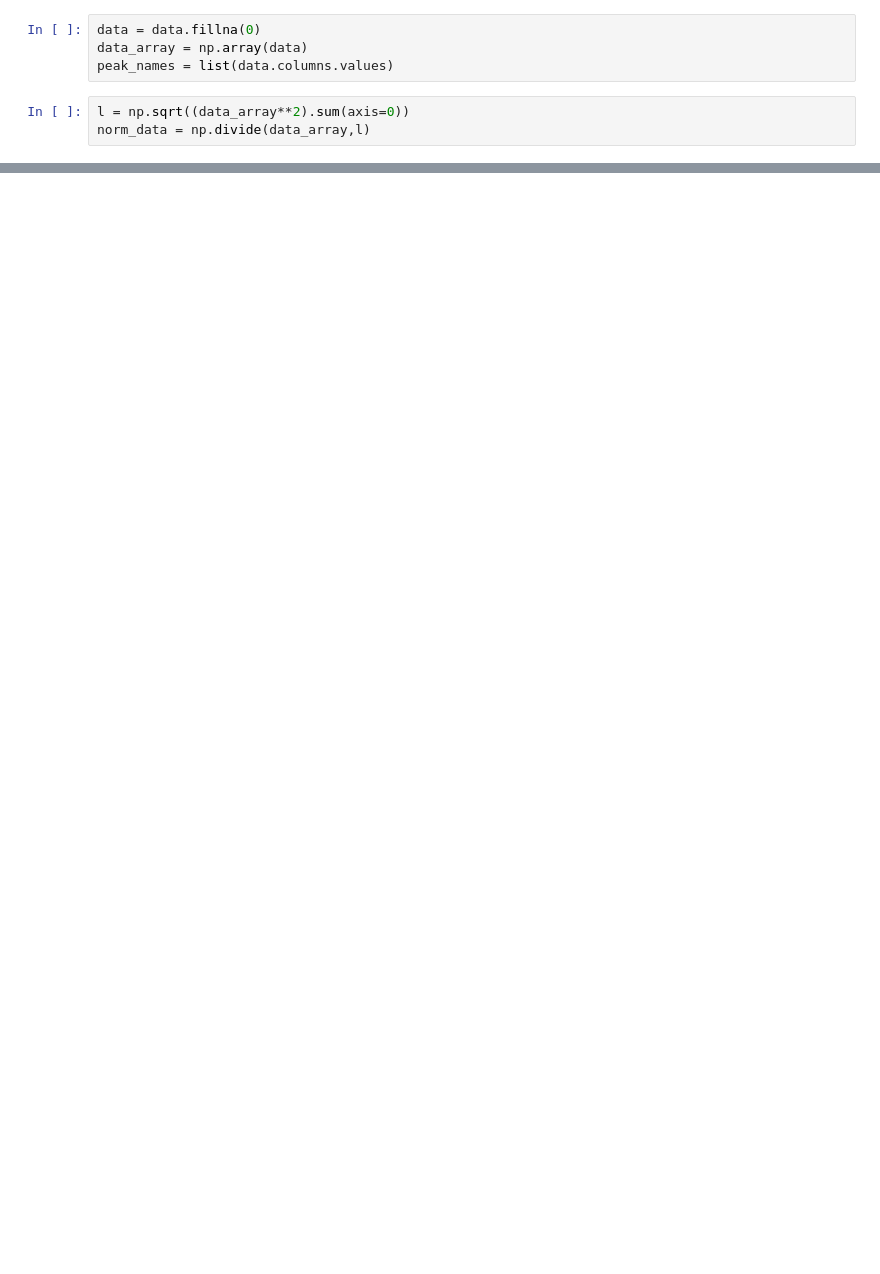
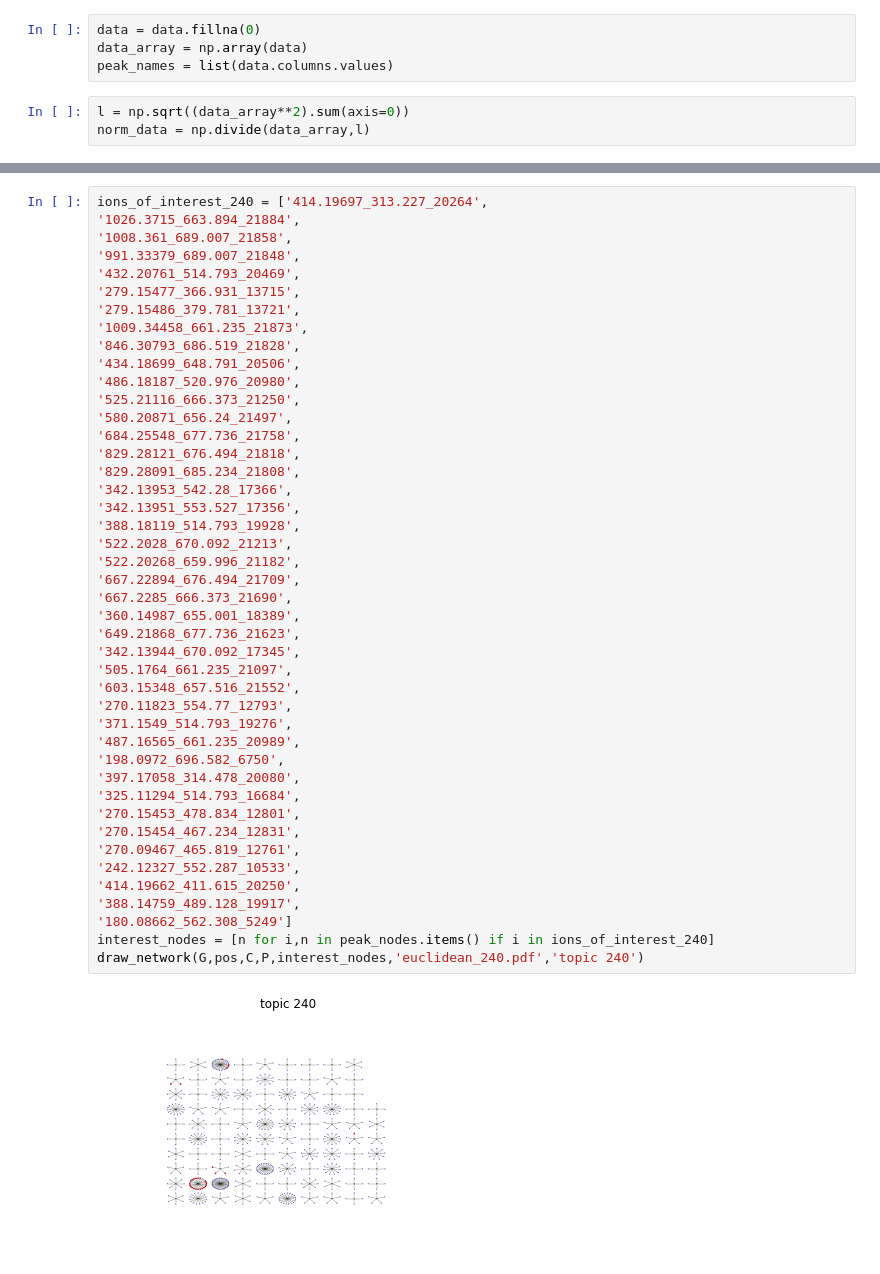
Before and after one commit to sdrogers/MS2LDA, a Jupyter notebook: notebooks/cosine_network_notebook.ipynb, the cells around one changed output, grey strips where cells are left out. Drawn from its saved outputs; the diff is of its cells as text; blank space fills up the shorter version.

```diff
--- a/notebooks/cosine_network_notebook.ipynb
+++ b/notebooks/cosine_network_notebook.ipynb
@@ -84,0 +178,46 @@ nx.draw_networkx_edges(G,pos,draw_edges)
+# %%
+ions_of_interest_240 = ['414.19697_313.227_20264',
+'1026.3715_663.894_21884',
+'1008.361_689.007_21858',
+'991.33379_689.007_21848',
+'432.20761_514.793_20469',
+'279.15477_366.931_13715',
+'279.15486_379.781_13721',
+'1009.34458_661.235_21873',
+'846.30793_686.519_21828',
+'434.18699_648.791_20506',
+'486.18187_520.976_20980',
+'525.21116_666.373_21250',
+'580.20871_656.24_21497',
+'684.25548_677.736_21758',
+'829.28121_676.494_21818',
+'829.28091_685.234_21808',
+'342.13953_542.28_17366',
+'342.13951_553.527_17356',
+'388.18119_514.793_19928',
+'522.2028_670.092_21213',
+'522.20268_659.996_21182',
+'667.22894_676.494_21709',
+'667.2285_666.373_21690',
+'360.14987_655.001_18389',
+'649.21868_677.736_21623',
+'342.13944_670.092_17345',
+'505.1764_661.235_21097',
+'603.15348_657.516_21552',
+'270.11823_554.77_12793',
+'371.1549_514.793_19276',
+'487.16565_661.235_20989',
+'198.0972_696.582_6750',
+'397.17058_314.478_20080',
+'325.11294_514.793_16684',
+'270.15453_478.834_12801',
+'270.15454_467.234_12831',
+'270.09467_465.819_12761',
+'242.12327_552.287_10533',
+'414.19662_411.615_20250',
+'388.14759_489.128_19917',
+'180.08662_562.308_5249']
+interest_nodes = [n for i,n in peak_nodes.items() if i in ions_of_interest_240]
+draw_network(G,pos,C,P,interest_nodes,'euclidean_240.pdf','topic 240')
+# %% [output]
+[figure, added]
```
Also changed, not shown: parts of 15 cells of this notebook, 1 other file.
